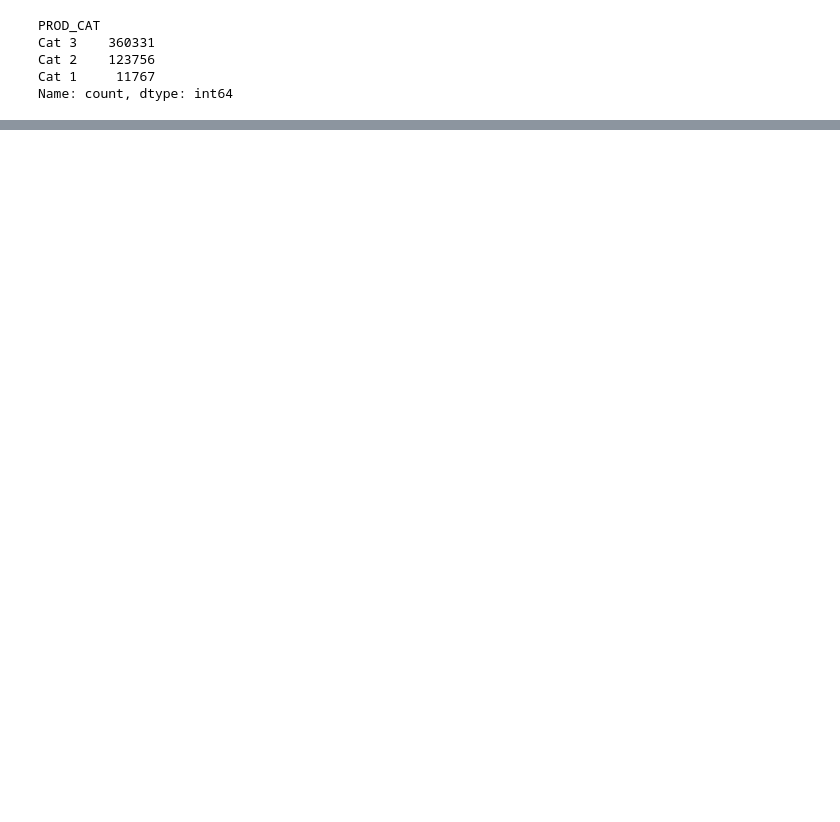
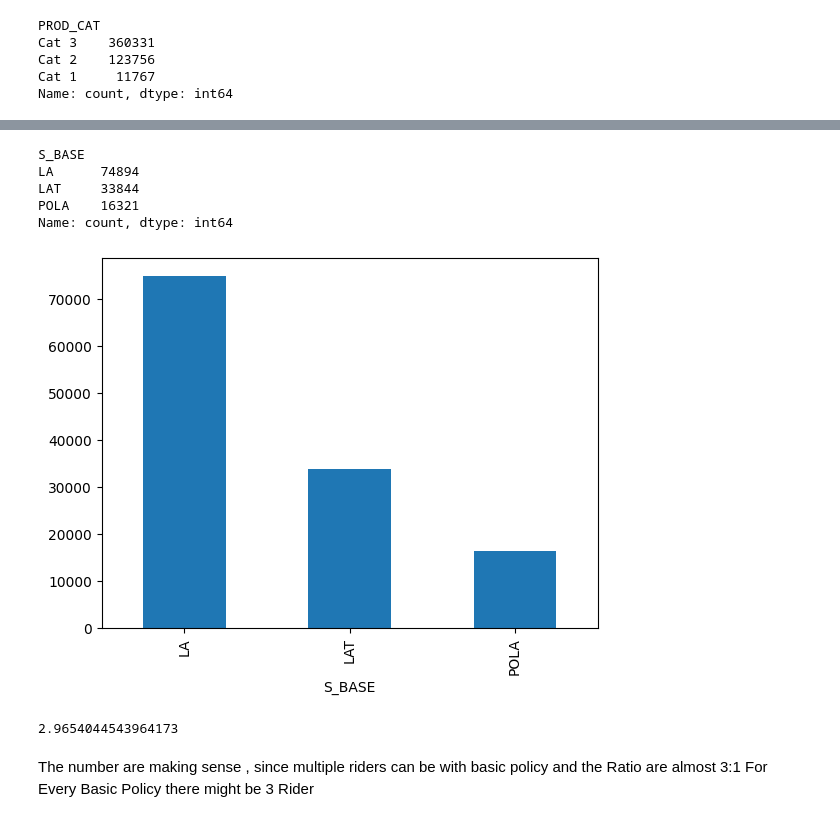
Before and after one commit to adleefuad/ds-assesment, a Jupyter notebook: analysis.ipynb, the cells around one changed output, grey strips where cells are left out. Cells and saved outputs as stored; diff of their text form; code cells hidden in the pictures; blank space fills up the shorter version.

```diff
--- a/analysis.ipynb
+++ b/analysis.ipynb
@@ -97,11 +62,11 @@ Name: count, dtype: int64
 # %%
 #Fill PROD_CAT based on the product_category sql logic
-df_main['PROD_CAT'] = np.where(df_main['PROD_CAT'].notna(),
-                               df_main['PROD_CAT'],
-                               np.where((df_main['PROD_SUBCAT_IND_1'] == 1) & ((df_main['PROD_SUBCAT_IND_2'] == 1) | df_main['MAIN_NEED'].isin(['Medical','Other Medical','Critical Illness'])),
+df['PROD_CAT'] = np.where(df['PROD_CAT'].notna(),
+                               df['PROD_CAT'],
+                               np.where((df['PROD_SUBCAT_IND_1'] == 1) & ((df['PROD_SUBCAT_IND_2'] == 1) | df['MAIN_NEED'].isin(['Medical','Other Medical','Critical Illness'])),
                                         'Cat 2',
                                         'Cat 3'))
-df_main['PROD_CAT'].value_counts()
+df['PROD_CAT'].value_counts()
 # %% [output]
 PROD_CAT
 Cat 3    360331
@@ -109,11 +74,11 @@ Cat 2    123756
 Cat 1     11767
 Name: count, dtype: int64
 # %%
-df_main = df_main.drop(columns = ['CHAR_VALUE_B',
+df = df.drop(columns = ['CHAR_VALUE_B',
                                   'CHAR_VALUE_C',
                                   'CHAR_VALUE_D',
                                   'CHAR_VALUE_E',
                                   'CHAR_VALUE2_B',
                                   'CHAR_VALUE2_D'])
-df_main
+df.info()
 # %% [output]
@@ -132,0 +147,3 @@ df_main
+# %%
+df['PURCHASE_DT'] = pd.to_datetime(df['PURCHASE_DT'])
+df[df['PURCHASE_DT'].dt.year >2025]
@@ -132,0 +170,2 @@ df_main
+# %%
+df = df[df['PURCHASE_DT'].dt.year <=2025]
@@ -132,0 +176,17 @@ df_main
+# %%
+#get the distribution of the portfolio
+df.groupby(['POLICY_NO'])['S_BASE'].first().value_counts().plot(kind='bar')
+df.groupby(['POLICY_NO'])['S_BASE'].first().value_counts()
+# %% [output]
+S_BASE
+LA      74894
+LAT     33844
+POLA    16321
+Name: count, dtype: int64
+[figure, added]
+# %%
+370809/125045
+# %% [output]
+2.9654044543964173
+# %% [markdown]
+The number are making sense , since multiple riders can be with basic policy and the Ratio are almost 3:1 For Every Basic Policy there might be 3 Rider
```
Also changed, not shown: parts of 35 cells of this notebook.
